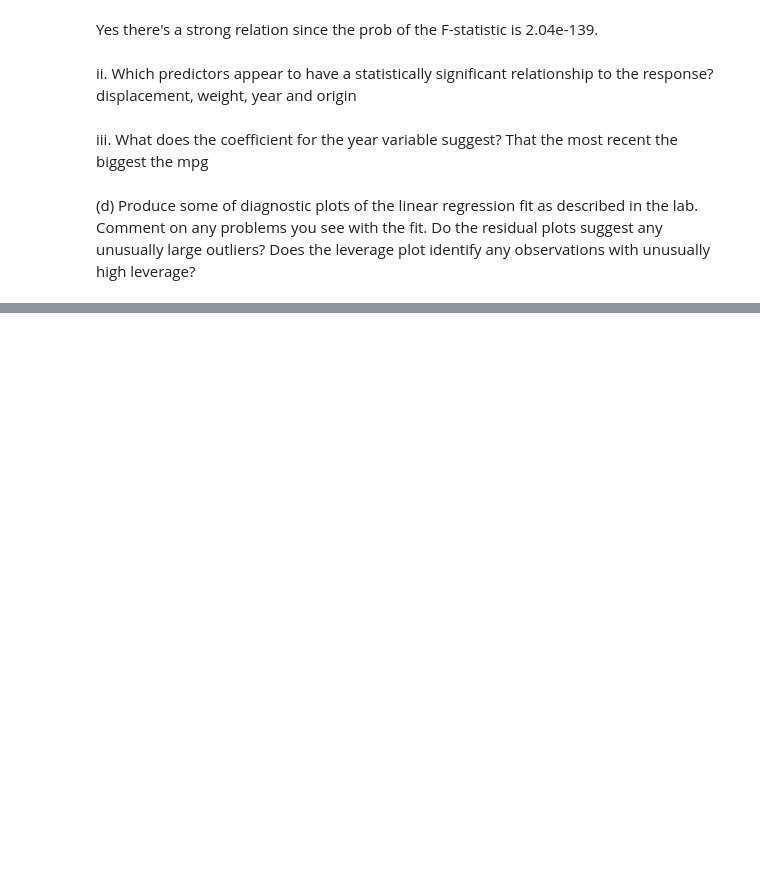
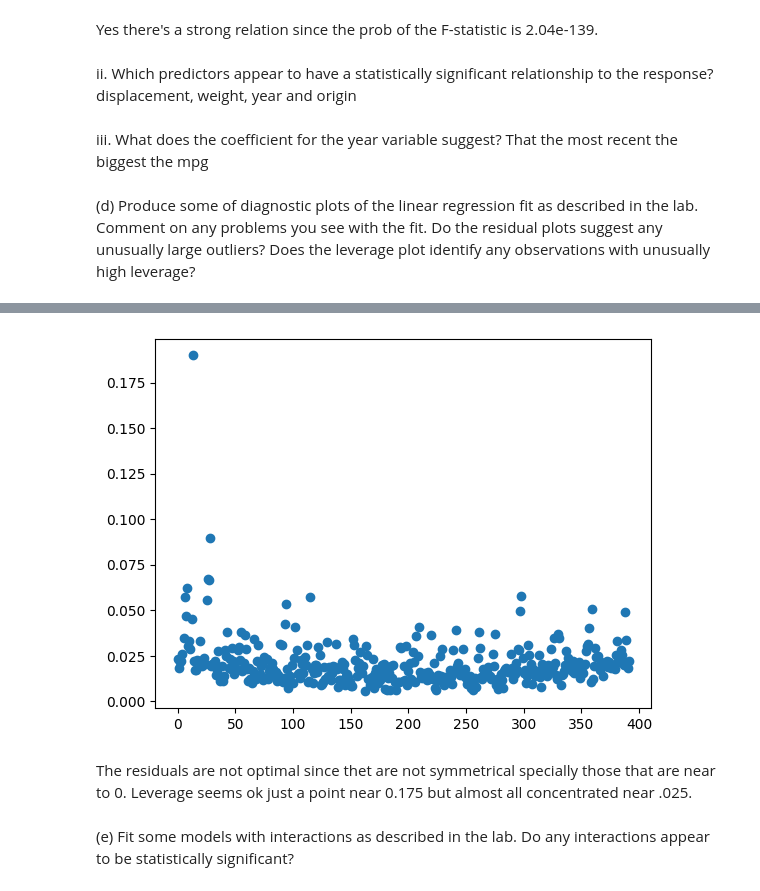
Before and after one commit to hinojosaad/islp, a Jupyter notebook: Chapter3/ch3.ipynb, the cells around one changed output, grey strips where cells are left out. Cells and saved outputs as stored; diff of their text form; code cells hidden in the pictures; blank space fills up the shorter version.

```diff
--- a/Chapter3/ch3.ipynb
+++ b/Chapter3/ch3.ipynb
@@ -197,0 +204,11 @@ high leverage?
+# %%
+infl = results.get_influence()
+plt.scatter(np.arange(X.shape[0]), infl.hat_matrix_diag)
+np.argmax(infl.hat_matrix_diag)
+plt.show()
+# %% [output]
+[figure, added]
+# %% [markdown]
+The residuals are not optimal since thet are not symmetrical specially those that are near to 0. Leverage seems ok just a point near 0.175 but almost all concentrated near .025.
+# %% [markdown]
+(e) Fit some models with interactions as described in the lab. Do any interactions appear to be statistically significant?
```
Also changed, not shown: parts of 3 cells of this notebook.
